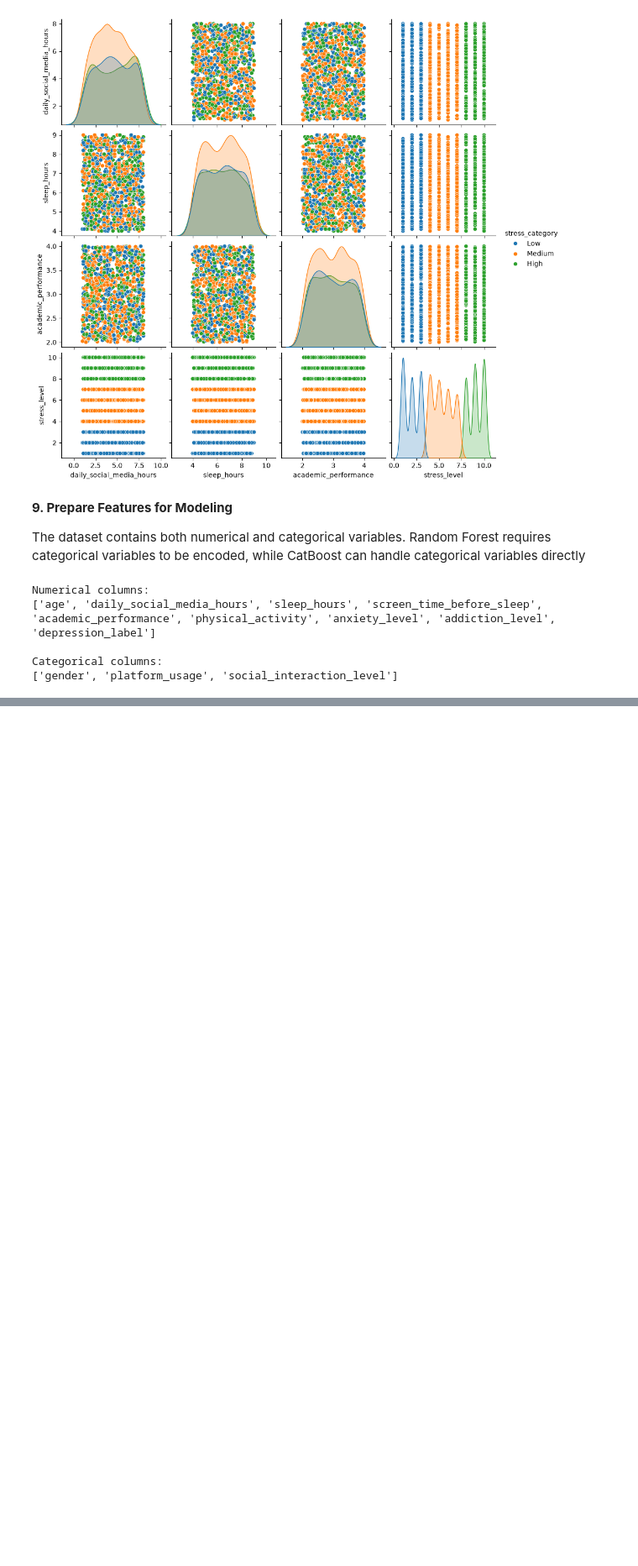
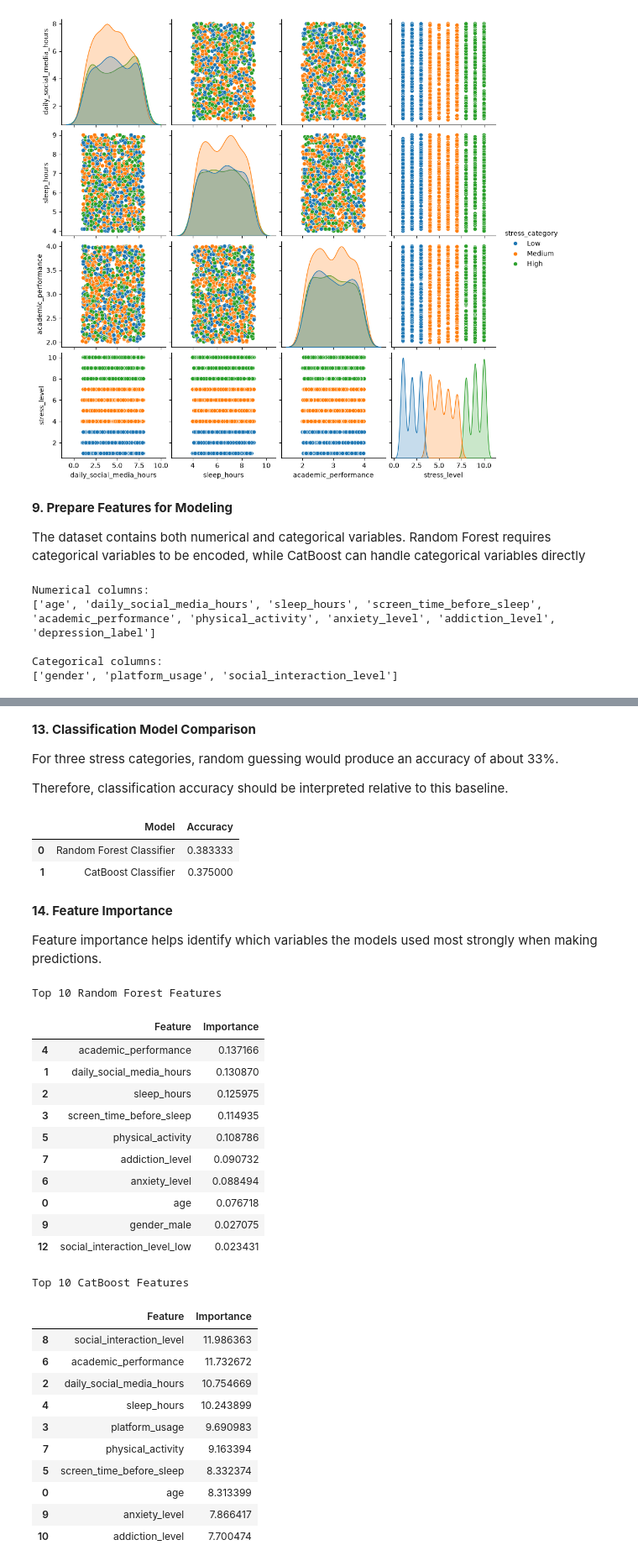
Before and after one commit to mayes98/Social_media, a Jupyter notebook: notebooks/stress_level_prediction_and_explainability.ipynb, the cells around one changed output, grey strips where cells are left out. Shown at 84% size. Saved outputs shown, nothing was run; the diff lists cells and outputs as text; code cells hidden in the pictures; blank space fills up the shorter version.

```diff
--- a/notebooks/stress_level_prediction_and_explainability.ipynb
+++ b/notebooks/stress_level_prediction_and_explainability.ipynb
@@ -297,0 +676,75 @@ Categorical columns:
+# %% [markdown]
+**13. Classification Model Comparison**
+
+For three stress categories, random guessing would produce an accuracy of about 33%.
+
+
+Therefore, classification accuracy should be interpreted relative to this baseline.
+# %%
+classification_results = pd.DataFrame({
+    "Model": [
+        "Random Forest Classifier",
+        "CatBoost Classifier"
+    ],
+    "Accuracy": [
+        rf_clf_accuracy,
+        cat_clf_accuracy
+    ]
+})
+
+classification_results
+# %% [output]
+|  | Model | Accuracy |
+| 0 | Random Forest Classifier | 0.383333 |
+| 1 | CatBoost Classifier | 0.375000 |
+# %% [markdown]
+**14. Feature Importance**
+
+Feature importance helps identify which variables the models used most strongly when making predictions.
+# %%
+rf_importance = pd.DataFrame({
+    "Feature": X_train_rf_clf.columns,
+    "Importance": rf_clf.feature_importances_
+}).sort_values(
+    by="Importance",
+    ascending=False
+)
+
+cat_importance = pd.DataFrame({
+    "Feature": X_train_cat_clf.columns,
+    "Importance": cat_clf.get_feature_importance()
+}).sort_values(
+    by="Importance",
+    ascending=False
+)
+
+print("Top 10 Random Forest Features")
+display(rf_importance.head(10))
+
+print("Top 10 CatBoost Features")
+display(cat_importance.head(10))
+# %% [output]
+Top 10 Random Forest Features
+|  | Feature | Importance |
+| 4 | academic_performance | 0.137166 |
+| 1 | daily_social_media_hours | 0.130870 |
+| 2 | sleep_hours | 0.125975 |
+| 3 | screen_time_before_sleep | 0.114935 |
+| 5 | physical_activity | 0.108786 |
+| 7 | addiction_level | 0.090732 |
+| 6 | anxiety_level | 0.088494 |
+| 0 | age | 0.076718 |
+| 9 | gender_male | 0.027075 |
+| 12 | social_interaction_level_low | 0.023431 |
+Top 10 CatBoost Features
+|  | Feature | Importance |
+| 8 | social_interaction_level | 11.986363 |
+| 6 | academic_performance | 11.732672 |
+| 2 | daily_social_media_hours | 10.754669 |
+| 4 | sleep_hours | 10.243899 |
+| 3 | platform_usage | 9.690983 |
+| 7 | physical_activity | 9.163394 |
+| 5 | screen_time_before_sleep | 8.332374 |
+| 0 | age | 8.313399 |
+| 9 | anxiety_level | 7.866417 |
+| 10 | addiction_level | 7.700474 |
```
Also changed, not shown: parts of 16 cells of this notebook, 5 other files.
